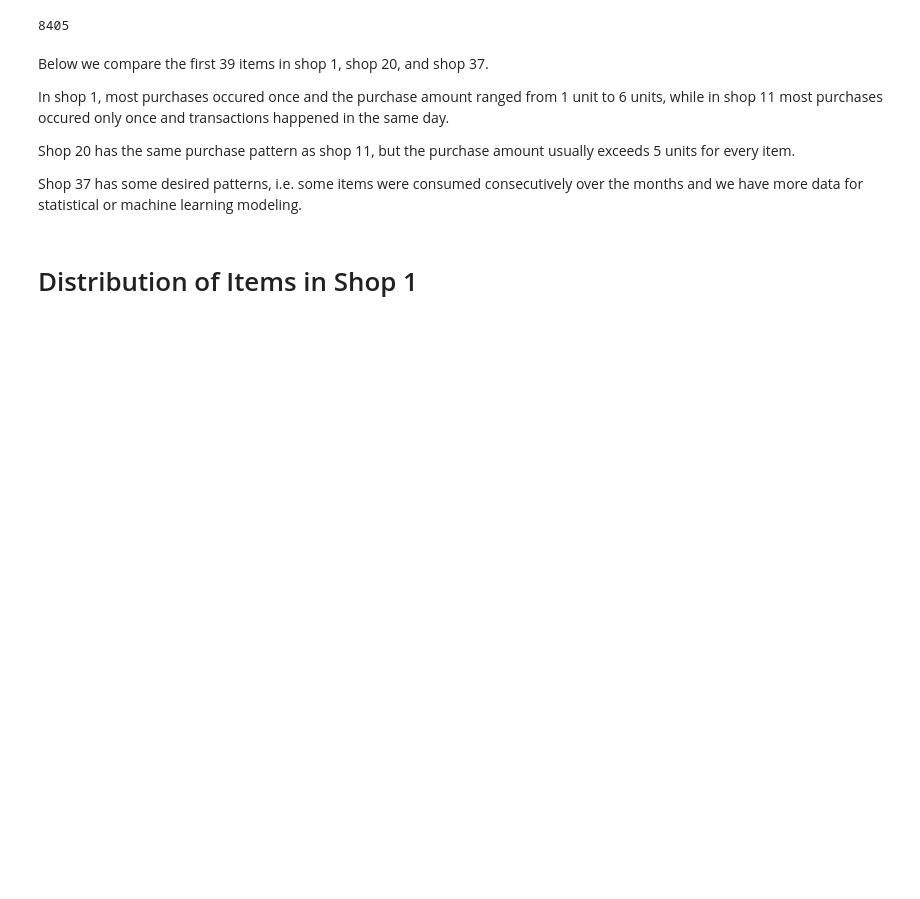
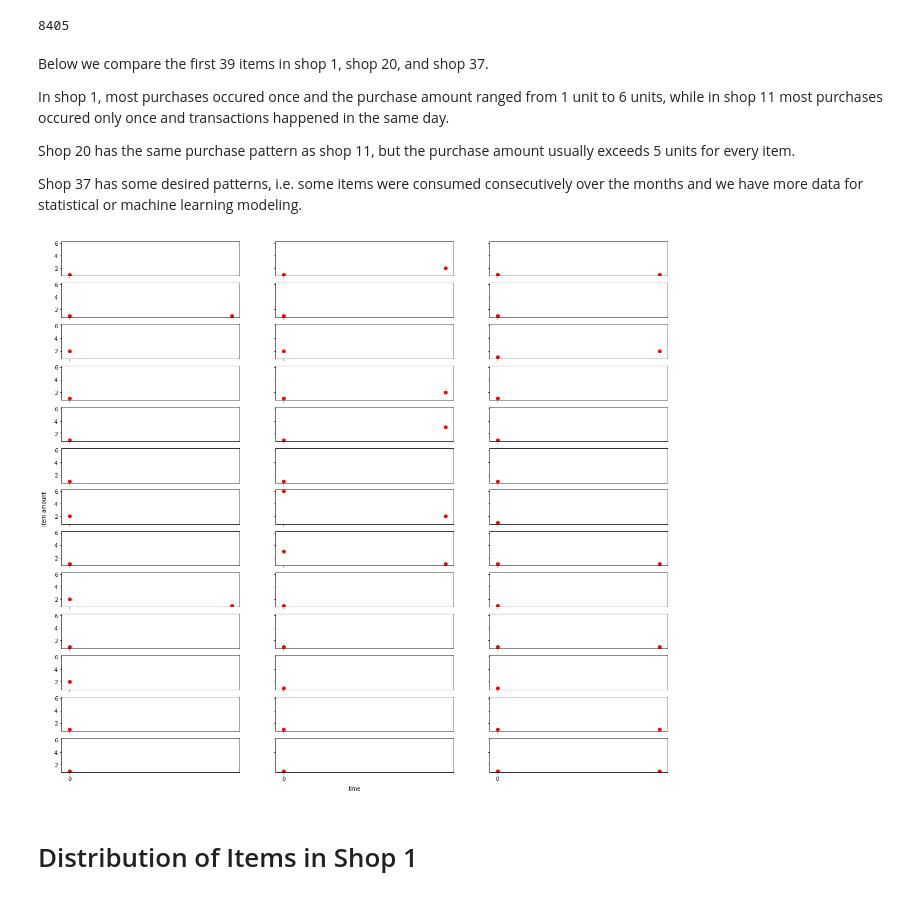
Before and after one commit to jk2618/Predict_Future_Sales, a Jupyter notebook: models/python_exploratory_data_analysis_predict_future_sales.ipynb, the cells around one changed output. Saved outputs shown, nothing was run; the diff lists cells and outputs as text; code cells hidden in the pictures; blank space fills up the shorter version.

```diff
--- a/models/python_exploratory_data_analysis_predict_future_sales.ipynb
+++ b/models/python_exploratory_data_analysis_predict_future_sales.ipynb
@@ -98,6 +101,10 @@ def item_distributions(shop_id):
             data2 = data.groupby(['date_block_num'])['item_cnt_day', 'item_price'].sum()
             ax[counter].plot(data2['item_cnt_day'], 'ro')
             counter += 1
+# %%
+item_distributions(1)
+# %% [output]
+[figure, added]
 # %% [markdown]
 # Distribution of Items in Shop 1
 # %%
```
Also changed, not shown: parts of 5 cells of this notebook.
